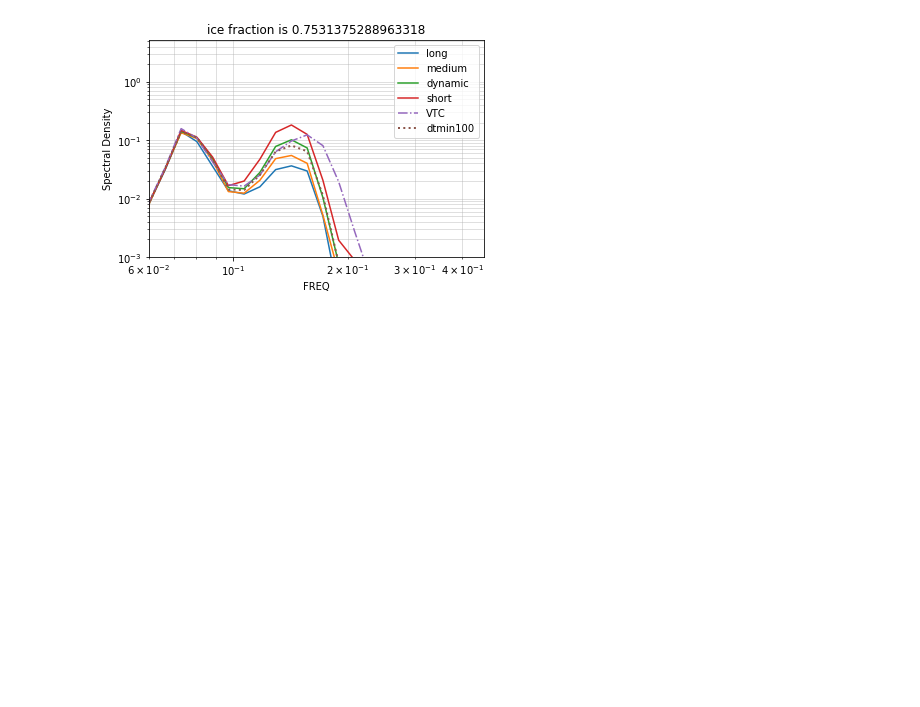
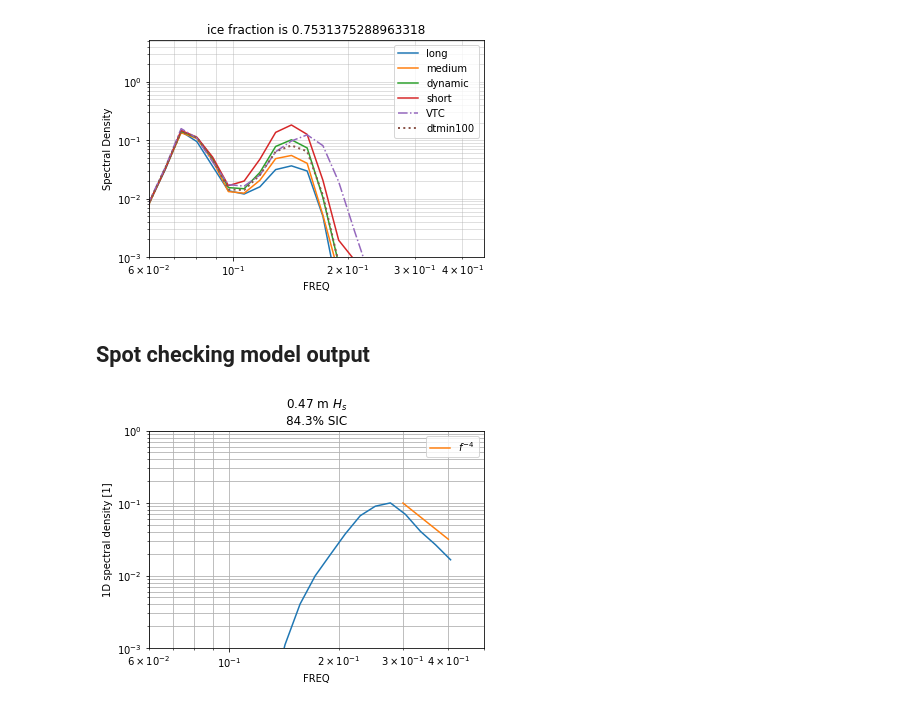
Before and after one commit to vtcooper/waveice, a Jupyter notebook: cmb/TimeStepSensitivity_VTC.ipynb, the cells around one changed output. Drawn from its saved outputs; the diff is of its cells as text; code cells hidden in the pictures; blank space fills up the shorter version.

```diff
--- a/cmb/TimeStepSensitivity_VTC.ipynb
+++ b/cmb/TimeStepSensitivity_VTC.ipynb
@@ -520,3 +529,32 @@ plt.xlim(0.06,)
 [figure]
 (0.06, 0.45475984445588763)
 [figure]
+# %% [markdown]
+## Spot checking model output
+# %%
+# tempww = xr.open_dataset('/glade/scratch/vcooper/cesm23iw_dtice100_w-nl-hf/run/cesm23iw_dtice100_w-nl-hf.ww3.hi.2018-07-03-18000.nc')
+tempww = xr.open_dataset('/glade/scratch/vcooper/cesm23iw_dtice100_w-nl-hf/run/cesm23iw_dtice100_w-nl-hf.ww3.hi.2018-07-23-82800.nc')
+# %%
+tempww['FREQ'] = temp_f.f.values
+
+## f-4 line
+xx = np.linspace(0.3,0.4,20)
+AA = 0.1/(0.3**-4)
+yy = AA * np.linspace(0.3,0.4,20)**(-4)
+# %%
+isel_ni = 163
+isel_nj = 355
+
+tempww.EF[:,isel_nj,isel_ni].plot()
+plt.loglog()
+plt.ylim(10**-3,1)
+plt.xlim(0.06,0.5)
+plt.grid(True,which='both')
+plt.title(
+    str(np.round(tempww.HS[isel_nj,isel_ni].values,2)) + ' m $H_s$\n' +
+    str(np.round(tempww.ICE[isel_nj,isel_ni].values,3)*100) + '% SIC')
+plt.plot(xx,yy,label='$f^{-4}$')
+plt.legend()
+plt.show()
+# %% [output]
+[figure, added]
```
Also changed, not shown: parts of 2 cells of this notebook, 1 other file.
